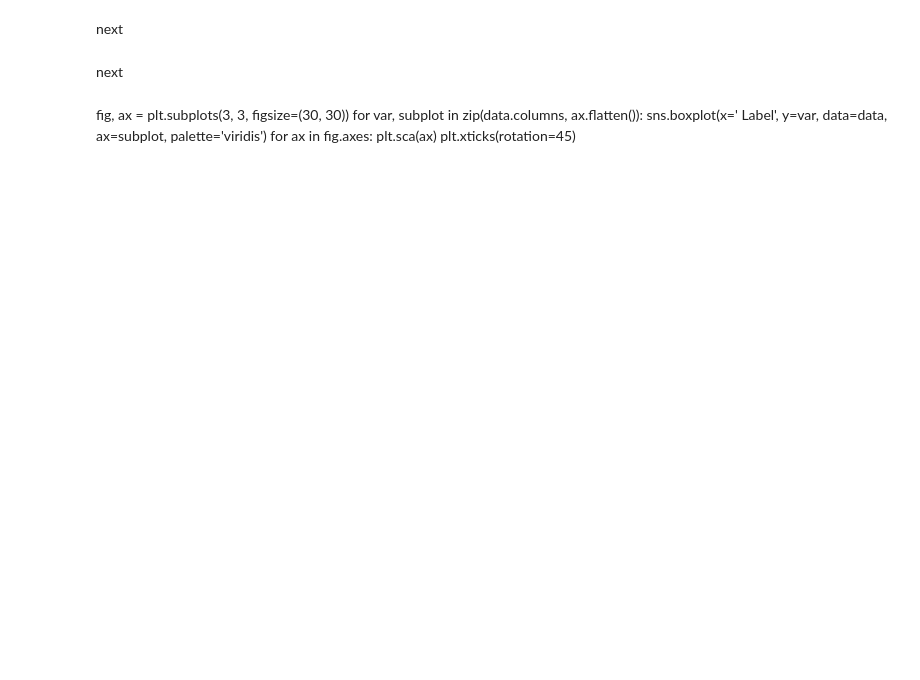
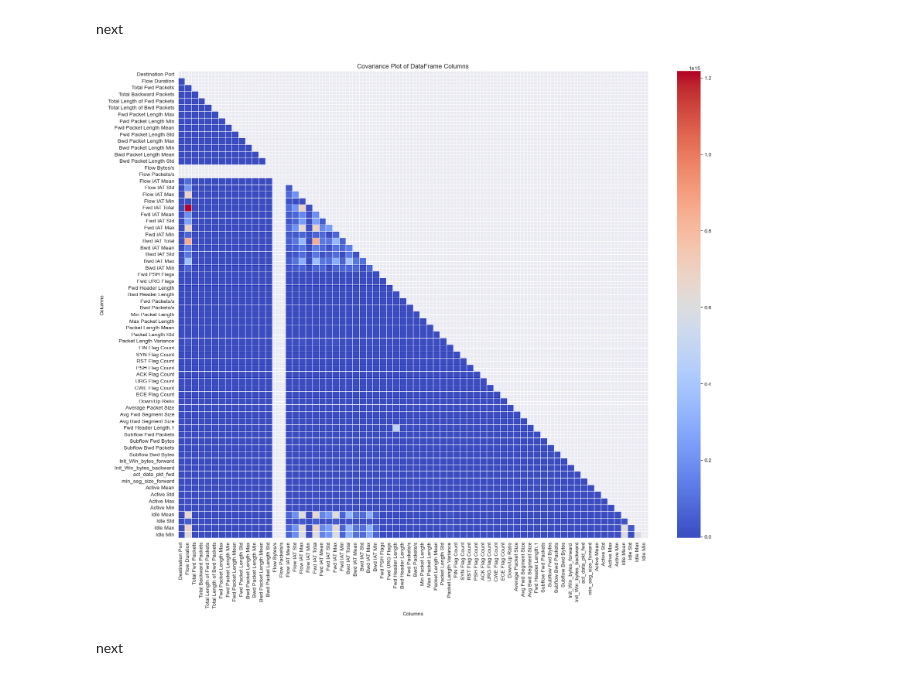
Before and after one commit to HoltzO/sleek_HW, a Jupyter notebook: code/sleek_notebook.ipynb, the cells around one changed output. Cells and saved outputs as stored; diff of their text form; code cells hidden in the pictures; blank space fills up the shorter version.

Commit message:
add covariance correlation and isolation forest

```diff
--- a/code/sleek_notebook.ipynb
+++ b/code/sleek_notebook.ipynb
@@ -99,11 +122,20 @@ plt.xticks(rotation=30)
 # %% [markdown]
 next
+# %%
+# Compute the covariance matrix for all labels
+covariance_matrix = data.drop([' Label','type'],axis =1 ).cov()
+
+# Mask the diagonal values to hide them
+mask = np.triu(np.ones_like(covariance_matrix, dtype=bool))
+
+# Create a heatmap plot of the covariance matrix
+plt.figure(figsize=(20, 16))
+sns.heatmap(covariance_matrix, cmap = 'coolwarm', linewidths=.5, mask=mask)
+plt.title('Covariance Plot of DataFrame Columns')
+plt.xlabel('Columns')
+plt.ylabel('Columns')
+plt.show()
+# %% [output]
+[figure, added]
 # %% [markdown]
 next
-# %% [markdown]
-fig, ax = plt.subplots(3, 3, figsize=(30, 30))
-for var, subplot in zip(data.columns, ax.flatten()):
-    sns.boxplot(x=' Label', y=var, data=data, ax=subplot, palette='viridis')
-    for ax in fig.axes:
-        plt.sca(ax)
-        plt.xticks(rotation=45)
```
Also changed, not shown: parts of 9 cells of this notebook.
